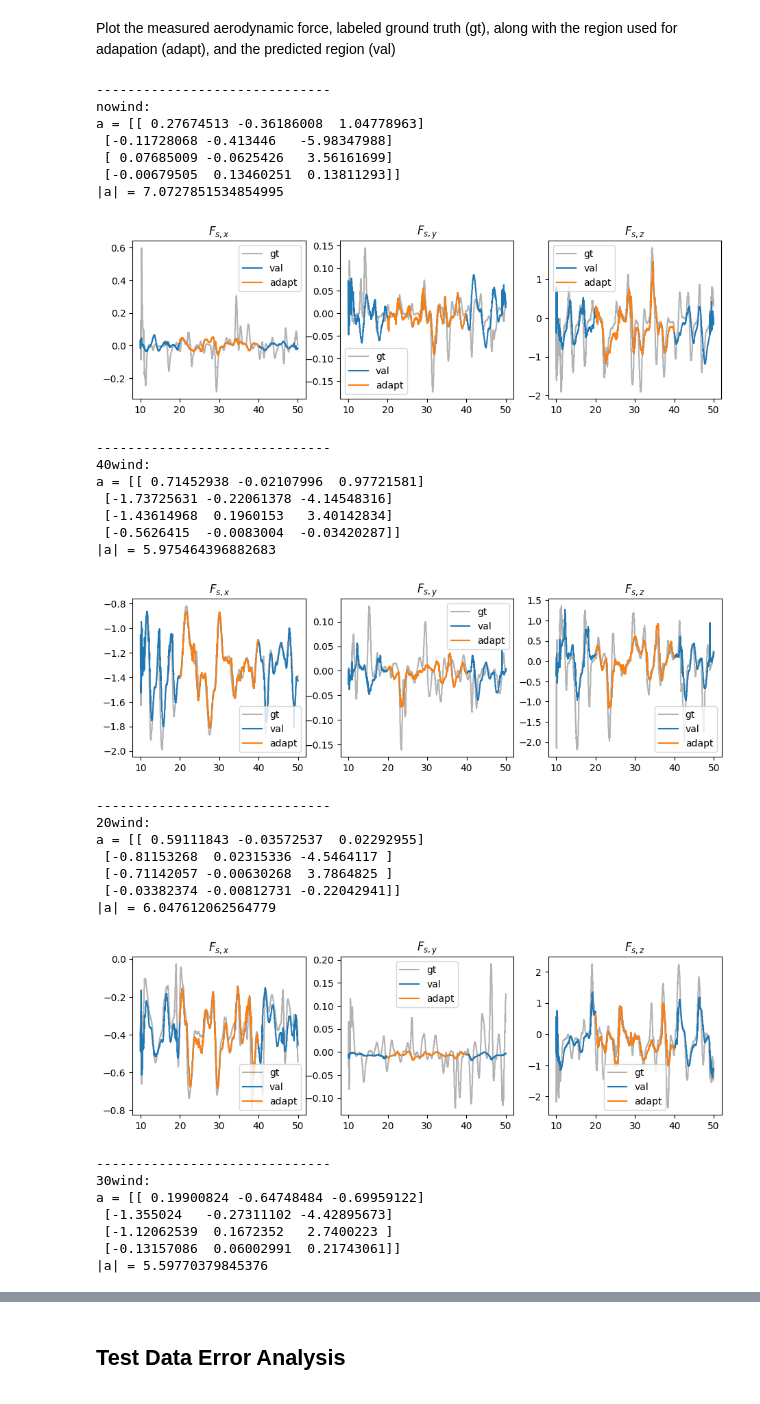
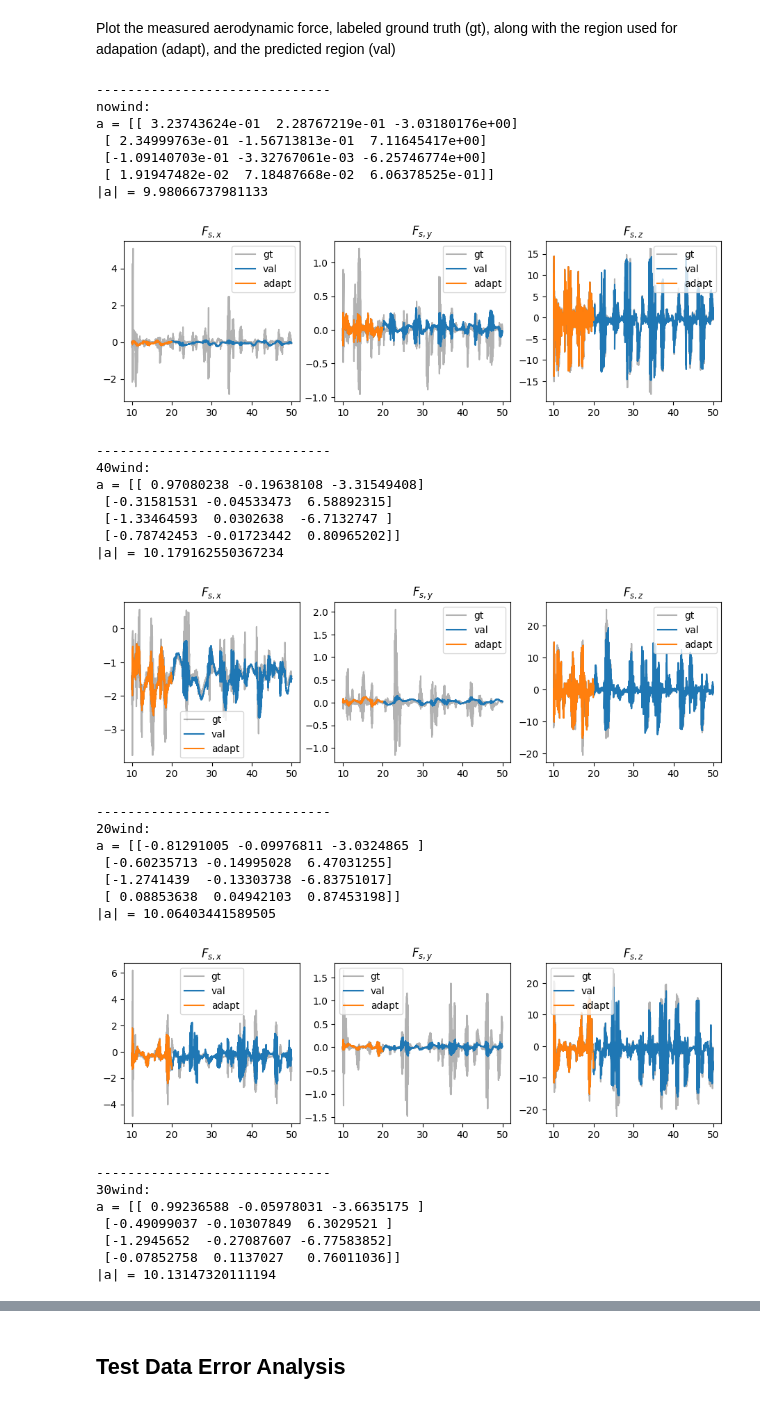
Before and after one commit to SaleJuice/neural-fly, a Jupyter notebook: training-and-validation.ipynb, the cells around one changed output, grey strips where cells are left out. Cells and saved outputs as stored; diff of their text form; code cells hidden in the pictures.

Commit message:
new training using new data without filter

```diff
--- a/training-and-validation.ipynb
+++ b/training-and-validation.ipynb
@@ -365,37 +399,37 @@ Plot the measured aerodynamic force, labeled ground truth (gt), along with the r
 # %%
 for i, data in enumerate(Data):  # lxz:使用测试数据进行测试
     print('------------------------------')
     print(data.meta['condition'] + ':')
-    mlmodel.vis_validation(t=data.meta['t'], x=data.X, y=data.Y, phi_net=final_model.phi, h_net=final_model.h, idx_adapt_start=500, idx_adapt_end=1500, idx_val_start=0, idx_val_end=2000, c=Data[i].C, options=options)
+    mlmodel.vis_validation(t=data.meta['t'], x=data.X, y=data.Y, phi_net=final_model.phi, h_net=final_model.h, idx_adapt_start=0, idx_adapt_end=500, idx_val_start=0, idx_val_end=2000, c=Data[i].C, options=options)
 # %% [output]
 ------------------------------
 nowind:
-a = [[ 0.27674513 -0.36186008  1.04778963]
- [-0.11728068 -0.413446   -5.98347988]
- [ 0.07685009 -0.0625426   3.56161699]
- [-0.00679505  0.13460251  0.13811293]]
-|a| = 7.0727851534854995
+a = [[ 3.23743624e-01  2.28767219e-01 -3.03180176e+00]
+ [ 2.34999763e-01 -1.56713813e-01  7.11645417e+00]
+ [-1.09140703e-01 -3.32767061e-03 -6.25746774e+00]
+ [ 1.91947482e-02  7.18487668e-02  6.06378525e-01]]
+|a| = 9.98066737981133
-[figure, old version]
+[figure, new version]
 ------------------------------
 40wind:
-a = [[ 0.71452938 -0.02107996  0.97721581]
- [-1.73725631 -0.22061378 -4.14548316]
- [-1.43614968  0.1960153   3.40142834]
- [-0.5626415  -0.0083004  -0.03420287]]
-|a| = 5.975464396882683
+a = [[ 0.97080238 -0.19638108 -3.31549408]
+ [-0.31581531 -0.04533473  6.58892315]
+ [-1.33464593  0.0302638  -6.7132747 ]
+ [-0.78742453 -0.01723442  0.80965202]]
+|a| = 10.179162550367234
-[figure, old version]
+[figure, new version]
 ------------------------------
 20wind:
-a = [[ 0.59111843 -0.03572537  0.02292955]
- [-0.81153268  0.02315336 -4.5464117 ]
- [-0.71142057 -0.00630268  3.7864825 ]
- [-0.03382374 -0.00812731 -0.22042941]]
-|a| = 6.047612062564779
+a = [[-0.81291005 -0.09976811 -3.0324865 ]
+ [-0.60235713 -0.14995028  6.47031255]
+ [-1.2741439  -0.13303738 -6.83751017]
+ [ 0.08853638  0.04942103  0.87453198]]
+|a| = 10.06403441589505
-[figure, old version]
+[figure, new version]
 ------------------------------
 30wind:
-a = [[ 0.19900824 -0.64748484 -0.69959122]
- [-1.355024   -0.27311102 -4.42895673]
- [-1.12062539  0.1672352   2.7400223 ]
- [-0.13157086  0.06002991  0.21743061]]
-|a| = 5.59770379845376
+a = [[ 0.99236588 -0.05978031 -3.6635175 ]
+ [-0.49099037 -0.10307849  6.3029521 ]
+ [-1.2945652  -0.27087607 -6.77583852]
+ [-0.07852758  0.1137027   0.76011036]]
+|a| = 10.13147320111194
```
Also changed, not shown: parts of 7 cells of this notebook, 11 other files.
